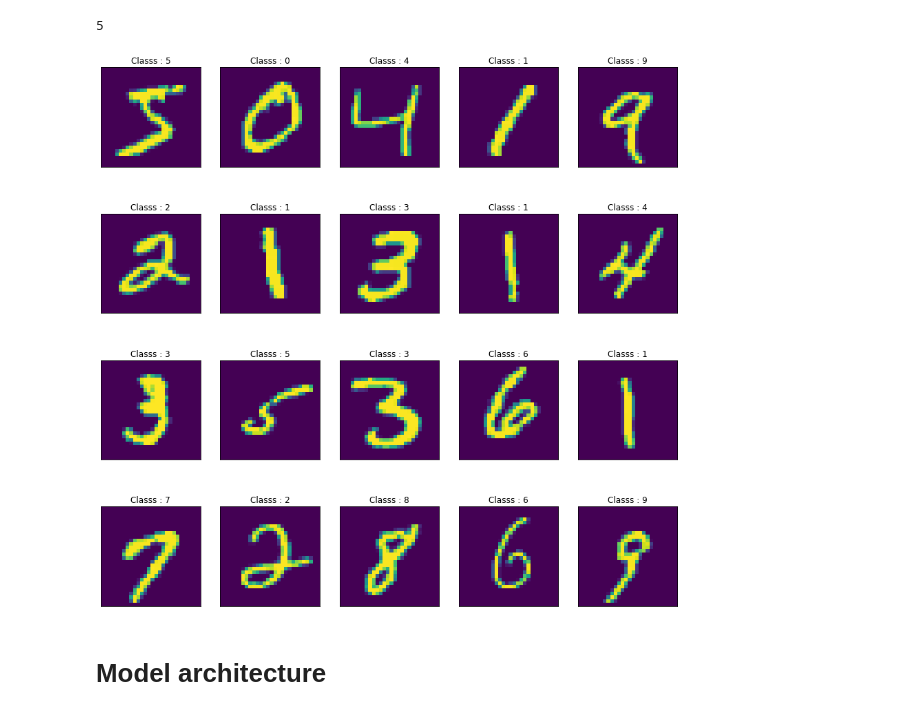
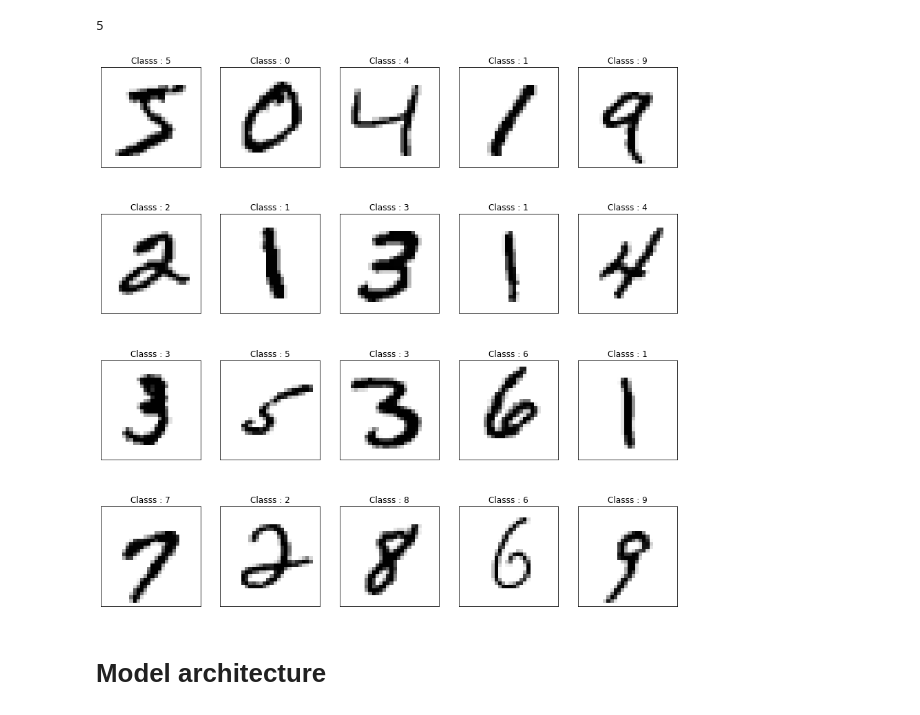
Before and after one commit to MikeG27/BCI_Image_Generation, a Jupyter notebook: notebooks/1.0._MikeG27_Classifier.ipynb, the cells around one changed output. Cells and saved outputs as stored; diff of their text form; code cells hidden in the pictures.

```diff
--- a/notebooks/1.0._MikeG27_Classifier.ipynb
+++ b/notebooks/1.0._MikeG27_Classifier.ipynb
@@ -40,13 +40,13 @@ y_train[0]
 # %%
 plt.figure(figsize=(15,15))
 for i in range(20):
     ax = plt.subplot(4,5,i+1)
     plt.title("Classs : " + str(y_train[i]))
     ax.get_xaxis().set_visible(False)
     ax.get_yaxis().set_visible(False)
-    plt.imshow(x_train[i])
+    plt.imshow(x_train[i],plt.cm.binary)
 # %% [output]
-[figure, old version]
+[figure, new version]
 # %% [markdown]
 # Model architecture
 # %%
```
Also changed, not shown: parts of 3 cells of this notebook.
